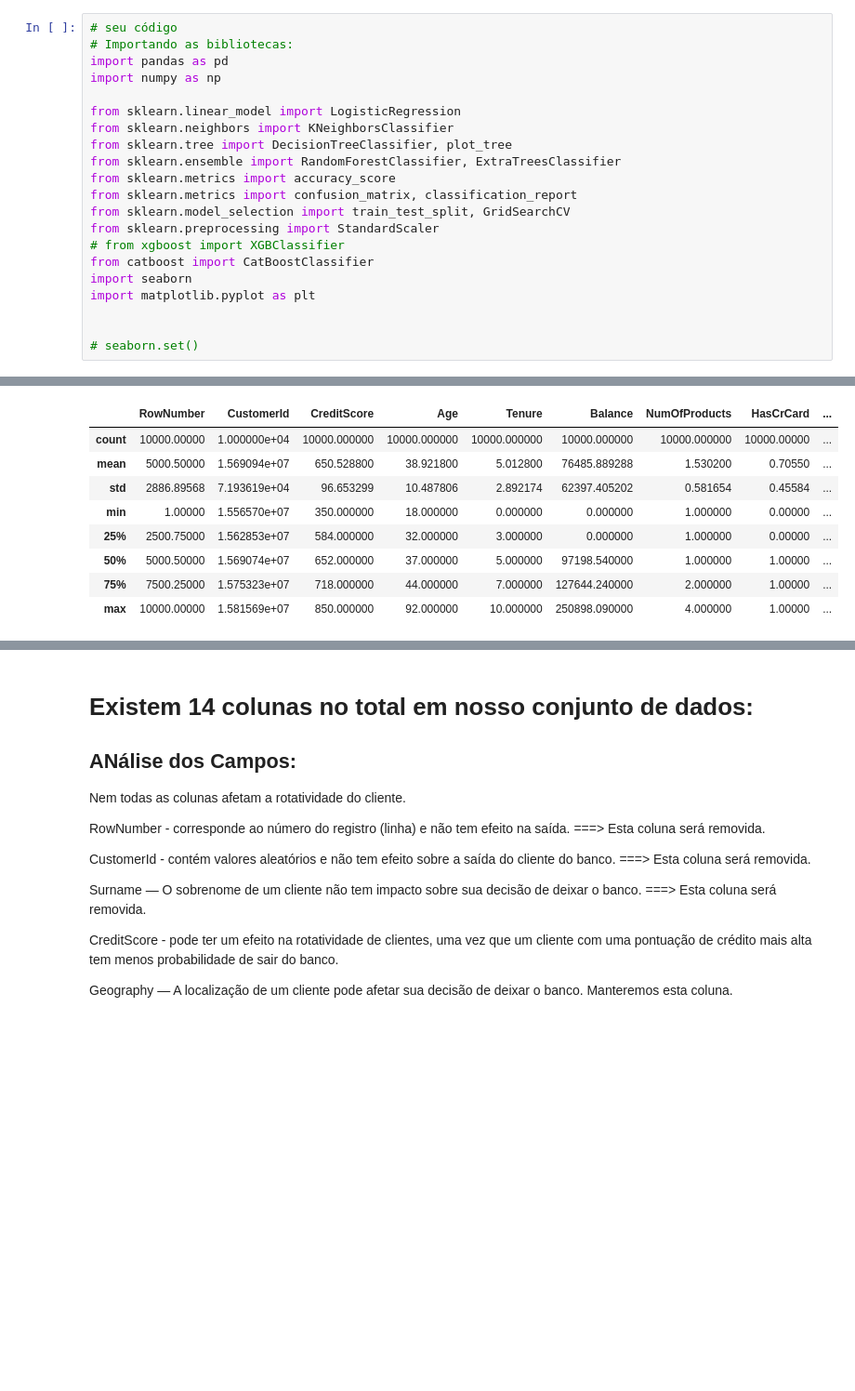
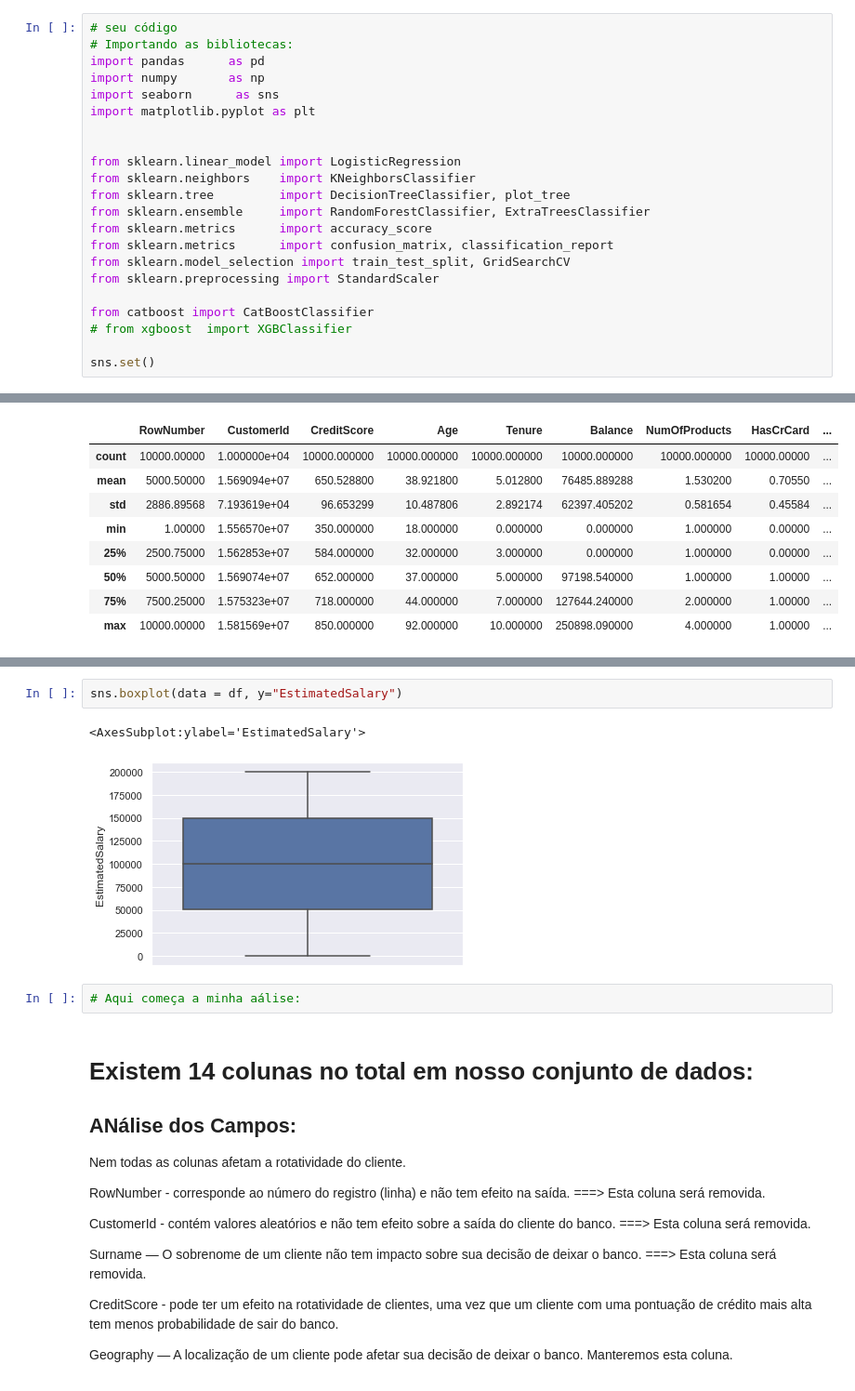
Before and after one commit to nubia-mp1211/Projetos, a Jupyter notebook: classification-project-br-NUBIA.ipynb, the cells around one changed output, grey strips where cells are left out. Shown: that part at 93% size. Cells and saved outputs as stored; diff of their text form; blank space fills up the shorter version.

```diff
--- a/classification-project-br-NUBIA.ipynb
+++ b/classification-project-br-NUBIA.ipynb
@@ -77,24 +75,25 @@ Em caso de dúvidas, não esqueça de conversar com seu mentor.
 # %%
 # seu código
 # Importando as bibliotecas:
-import pandas as pd
-import numpy as np
-
-from sklearn.linear_model import LogisticRegression
-from sklearn.neighbors import KNeighborsClassifier
-from sklearn.tree import DecisionTreeClassifier, plot_tree
-from sklearn.ensemble import RandomForestClassifier, ExtraTreesClassifier
-from sklearn.metrics import accuracy_score
-from sklearn.metrics import confusion_matrix, classification_report
-from sklearn.model_selection import train_test_split, GridSearchCV
-from sklearn.preprocessing import StandardScaler
-# from xgboost import XGBClassifier
-from catboost import CatBoostClassifier
-import seaborn
+import pandas      as pd
+import numpy       as np
+import seaborn      as sns
 import matplotlib.pyplot as plt
 
 
-# seaborn.set()
+from sklearn.linear_model import LogisticRegression
+from sklearn.neighbors    import KNeighborsClassifier
+from sklearn.tree         import DecisionTreeClassifier, plot_tree
+from sklearn.ensemble     import RandomForestClassifier, ExtraTreesClassifier
+from sklearn.metrics      import accuracy_score
+from sklearn.metrics      import confusion_matrix, classification_report
+from sklearn.model_selection import train_test_split, GridSearchCV
+from sklearn.preprocessing import StandardScaler
+
+from catboost import CatBoostClassifier
+# from xgboost  import XGBClassifier
+
+sns.set()
 # %%
 # Leitura do Banco de Dados: Churn_Modelling.csv:
 
@@ -123,3 +183,10 @@ df.shape
+# %%
+sns.boxplot(data = df, y="EstimatedSalary")
+# %% [output]
+<AxesSubplot:ylabel='EstimatedSalary'>
+[figure, added]
+# %%
+# Aqui começa a minha aálise:
 # %% [markdown]
 # Existem 14 colunas no total em nosso conjunto de dados:
 ## ANálise dos Campos:
```
Also changed, not shown: parts of 12 cells of this notebook.
